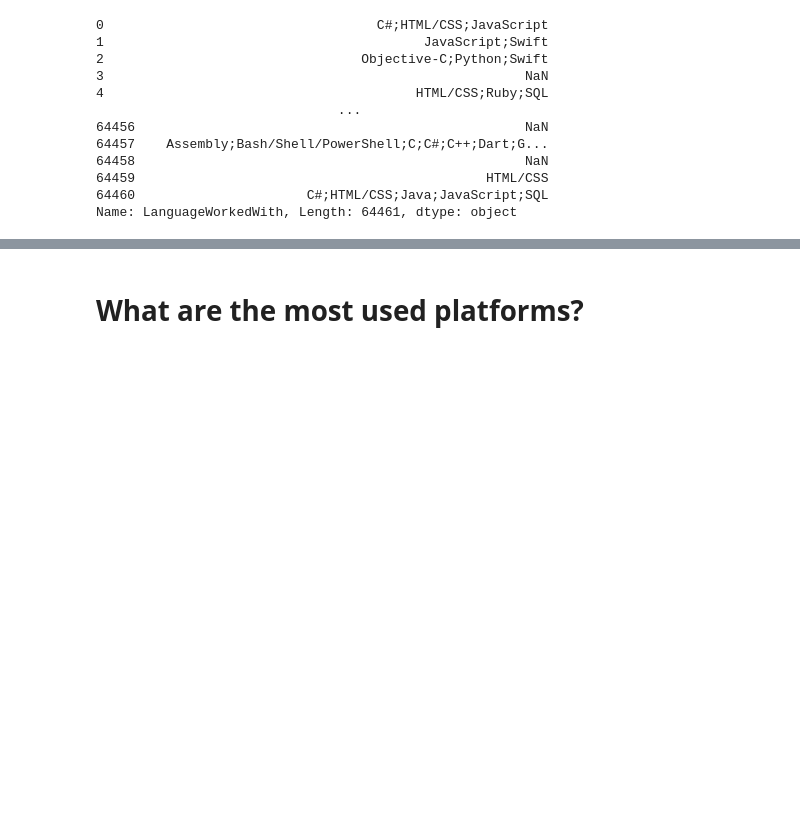
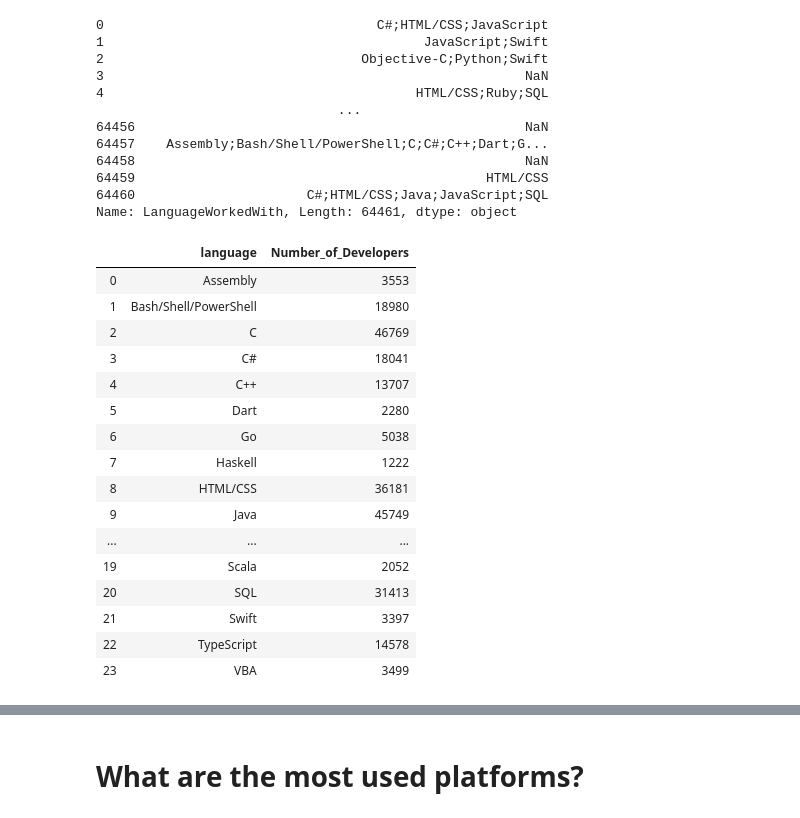
Before and after one commit to hananather/stackoverflow, a Jupyter notebook: Notebook-1.ipynb, the cells around one changed output, grey strips where cells are left out. Saved outputs shown, nothing was run; the diff lists cells and outputs as text; code cells hidden in the pictures; blank space fills up the shorter version.

```diff
--- a/Notebook-1.ipynb
+++ b/Notebook-1.ipynb
@@ -56,4 +100,4 @@ Name: LanguageWorkedWith, Length: 64461, dtype: object
 # %%
 languages = ['Assembly', 'Bash/Shell/PowerShell', 'C','C#','C++','Dart' ,'Go', 'Haskell',
              'HTML/CSS', 'Java', 'JavaScript', 'Julia','Kotlin', 'Objective-C', 'Perl',
-             'PHP', 'Python', 'R']
+             'PHP', 'Python', 'R', 'Rust', 'Scala', 'SQL', 'Swift', 'TypeScript', 'VBA']
@@ -96,5 +104,23 @@ def create_plot(df1, df2):
 # %%
-# Worked With in 2020
 LanguageWorkedWith = clean_counts(df,'LanguageWorkedWith', languages, 'language')
+LanguageWorkedWith
+# %% [output]
+|  | language | Number_of_Developers |
+| 0 | Assembly | 3553 |
+| 1 | Bash/Shell/PowerShell | 18980 |
+| 2 | C | 46769 |
+| 3 | C# | 18041 |
+| 4 | C++ | 13707 |
+| 5 | Dart | 2280 |
+| 6 | Go | 5038 |
+| 7 | Haskell | 1222 |
+| 8 | HTML/CSS | 36181 |
+| 9 | Java | 45749 |
+| ... | ... | ... |
+| 19 | Scala | 2052 |
+| 20 | SQL | 31413 |
+| 21 | Swift | 3397 |
+| 22 | TypeScript | 14578 |
+| 23 | VBA | 3499 |
 # %%
 LanguageDesireNextYear = clean_counts(df,'LanguageDesireNextYear', languages, 'language')
```
Also changed, not shown: parts of 31 cells of this notebook.
